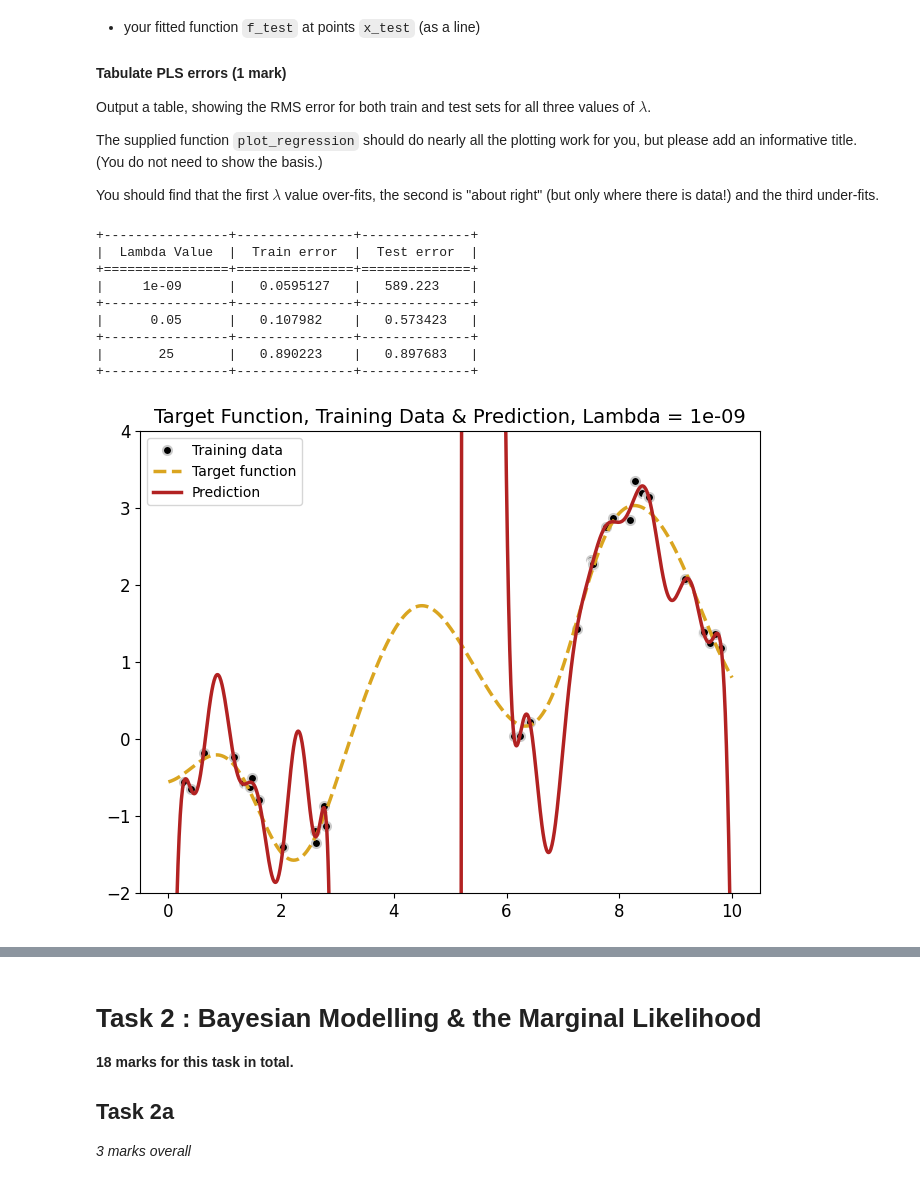
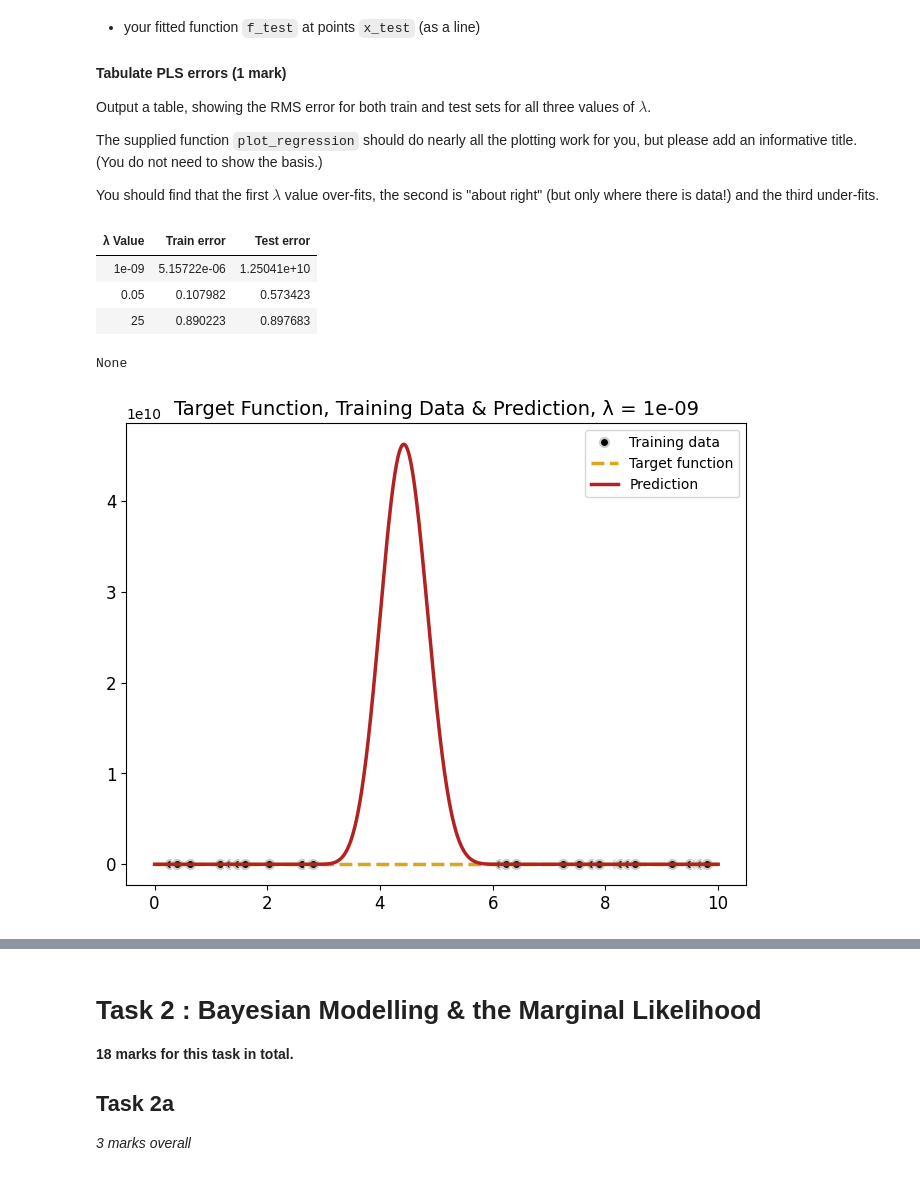
Before and after one commit to Salceid0/proyecto-bath, a Jupyter notebook: BayesianML/Coursework1/CM50268-Coursework-1.ipynb, the cells around one changed output, grey strips where cells are left out. Drawn from its saved outputs; the diff is of its cells as text; code cells hidden in the pictures.

```diff
--- a/BayesianML/Coursework1/CM50268-Coursework-1.ipynb
+++ b/BayesianML/Coursework1/CM50268-Coursework-1.ipynb
@@ -250,10 +250,10 @@ def fit_pls(PHI, y, lam):
     #
     #### **** YOUR CODE HERE **** ####
     #
-    if False:#np.isclose(lam,0):
+    if np.isclose(lam,0):
         w = np.linalg.lstsq(PHI,y,rcond=None)[0]
     else:
-        w = np.linalg.inv(PHI.T @ PHI + lam * np.identity(PHI.shape[1])) @ PHI.T @ y
+        w = np.linalg.inv(PHI.T @ PHI + lam * np.eye(PHI.shape[1])) @ PHI.T @ y
     return w
 # %% [markdown]
 ## Task 1b
@@ -298,45 +298,41 @@ def assess_predictor(model_rbf, lamb, x__train, y__train, x__test, y__test):
     PHI_test = model_rbf.evaluate(x__test)
     w = fit_pls(PHI_train, y__train, lamb)
     f_train = PHI_train @ w
-    f_test = PHI_test@ w
+    f_test = PHI_test @ w
 
     error_train = setup.error_rms(y__train, f_train)
     error_test = setup.error_rms(y__test, f_test)
-    setup.plot_regression(x__train, y__train, x__test, y__test, y_predict=f_test, title=f"Target Function, Training Data & Prediction, Lambda = {lamb}", legend=True, ylim=(-2,4))
+    setup.plot_regression(x__train, y__train, x__test, y__test, y_predict=f_test, title=f"Target Function, Training Data & Prediction, λ = {lamb}", legend=True)#, ylim=(-2,4))
     return error_train, error_test
 # %%
 # Output your table here
 #
 #### **** YOUR CODE HERE **** ####
 #
 # Add code to plot the requested graphs for lambda_value=1e-9, 0.05 and 25 respectively,
 # while simultaneously compiling a table of errors
 #
 #### **** YOUR CODE HERE **** ####
 #
-model_rbf = setup.RBFGenerator(centres, width=0.75, bias=True)
-PHI_train = model_rbf.evaluate(x_train)
-PHI_val = model_rbf.evaluate(x_val)
-PHI_test = model_rbf.evaluate(x_test)
+# model_rbf = setup.RBFGenerator(centres, width=0.75, bias=True)
+# PHI_train = model_rbf.evaluate(x_train)
+# PHI_val = model_rbf.evaluate(x_val)
+# PHI_test = model_rbf.evaluate(x_test)
 errors = []
 lambda_val=[1e-9,0.05,25]
 
 for lamb in lambda_val:
-    error_train, error_test = assess_predictor(model_rbf, lamb, x_train, y_train, x_test, y_test)
+    error_train, error_test = assess_predictor(basis, lamb, x_train, y_train, x_test, y_test)
     d={}
-    d["Lambda Value"] = lamb
+    d["λ Value"] = lamb
     d["Train error"] = error_train
     d["Test error"] = error_test
     errors.append(d)
-print(setup.tabulate(errors, headers="keys", tablefmt="grid", colalign=("center", "center", "center")))
+print(setup.tabulate_neatly(errors, headers="keys", colalign=("center", "center", "center")))
 # %% [output]
+| λ Value | Train error | Test error |
+| 1e-09 | 5.15722e-06 | 1.25041e+10 |
+| 0.05 | 0.107982 | 0.573423 |
+| 25 | 0.890223 | 0.897683 |
-+----------------+---------------+--------------+
-|  Lambda Value  |  Train error  |  Test error  |
-+================+===============+==============+
-|     1e-09      |   0.0595127   |   589.223    |
-+----------------+---------------+--------------+
-|      0.05      |   0.107982    |   0.573423   |
-+----------------+---------------+--------------+
-|       25       |   0.890223    |   0.897683   |
-+----------------+---------------+--------------+
+None
-[figure, old version]
+[figure, new version]
```
Also changed, not shown: parts of 16 cells of this notebook, 1 other file.
